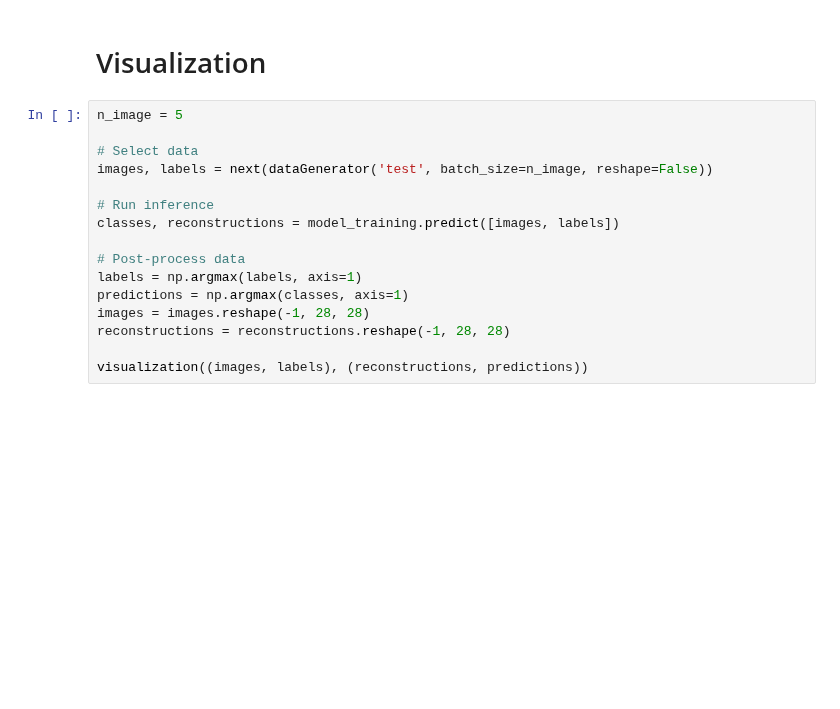
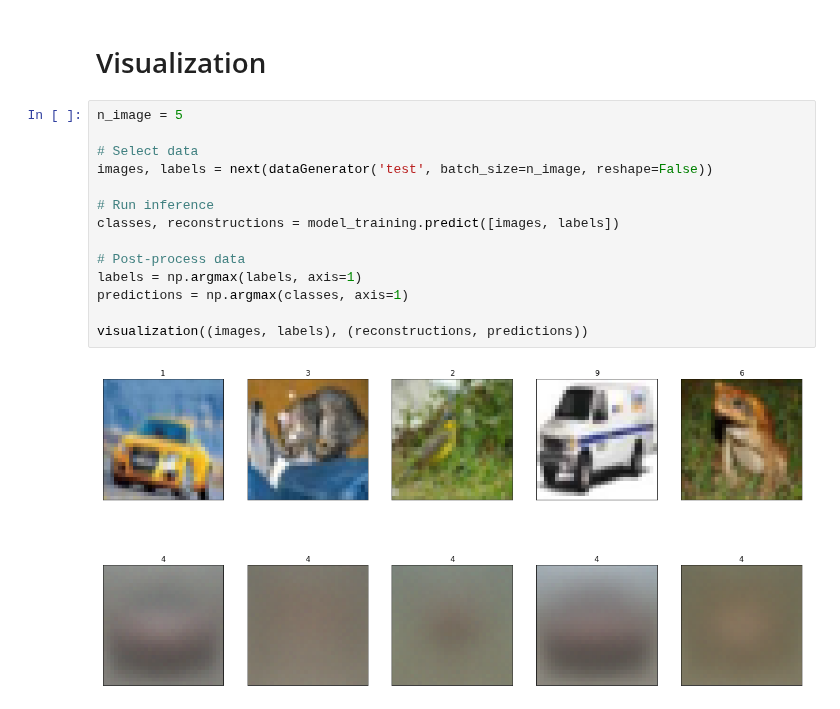
Before and after one commit to maxjcohen/CapsNet-for-Keras, a Jupyter notebook: cifar.ipynb, the cells around one changed output. Drawn from its saved outputs; the diff is of its cells as text; blank space fills up the shorter version.

```diff
--- a/cifar.ipynb
+++ b/cifar.ipynb
@@ -94,16 +120,16 @@ plotHistory(history.metrics)
 # %%
 n_image = 5
 
 # Select data
 images, labels = next(dataGenerator('test', batch_size=n_image, reshape=False))
 
 # Run inference
 classes, reconstructions = model_training.predict([images, labels])
 
 # Post-process data
 labels = np.argmax(labels, axis=1)
 predictions = np.argmax(classes, axis=1)
-images = images.reshape(-1, 28, 28)
-reconstructions = reconstructions.reshape(-1, 28, 28)
 
 visualization((images, labels), (reconstructions, predictions))
+# %% [output]
+[figure, added]
```
Also changed, not shown: parts of 3 cells of this notebook.
